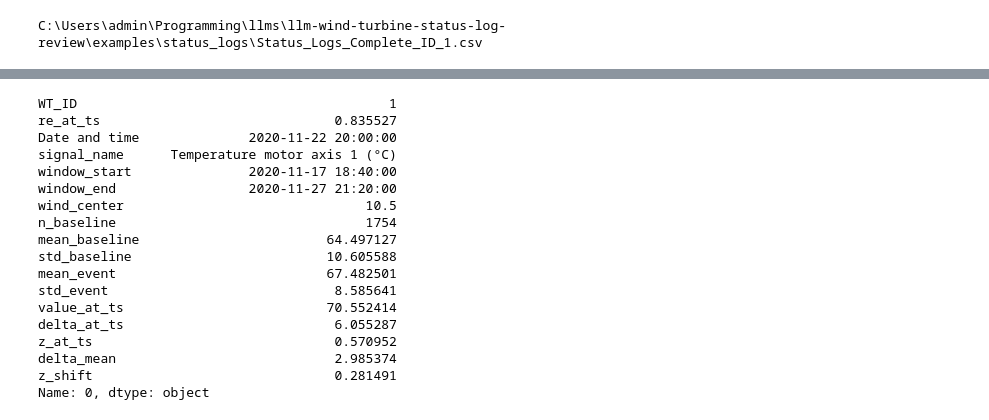
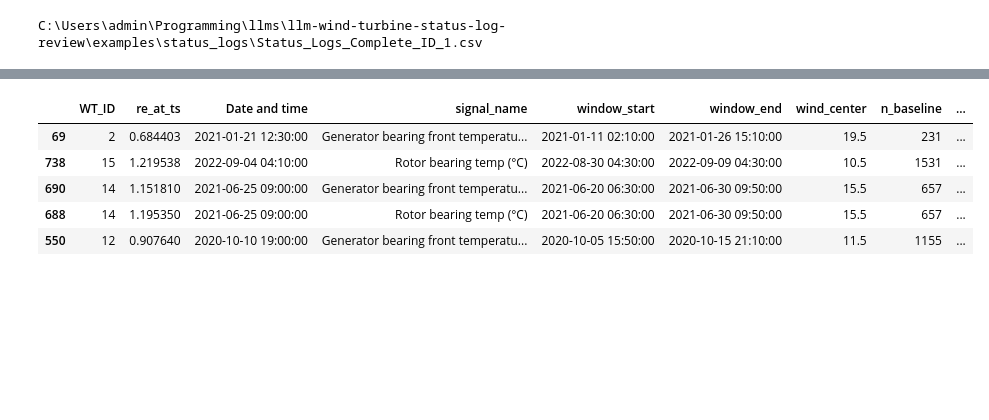
Before and after one commit to fromZeroToInf/llm-wind-turbine-status-log-review, a Jupyter notebook: examples/data_test.ipynb, the cells around one changed output, grey strips where cells are left out. Drawn from its saved outputs; the diff is of its cells as text; code cells hidden in the pictures; blank space fills up the shorter version.

```diff
--- a/examples/data_test.ipynb
+++ b/examples/data_test.ipynb
@@ -181,22 +129,10 @@ print(raw_res)
-# %%
-dets.iloc[0]
-# %% [output]
-WT_ID                                        1
-re_at_ts                              0.835527
-Date and time              2020-11-22 20:00:00
-signal_name      Temperature motor axis 1 (°C)
-window_start               2020-11-17 18:40:00
-window_end                 2020-11-27 21:20:00
-wind_center                               10.5
-n_baseline                                1754
-mean_baseline                        64.497127
-std_baseline                         10.605588
-mean_event                           67.482501
-std_event                             8.585641
-value_at_ts                          70.552414
-delta_at_ts                           6.055287
-z_at_ts                               0.570952
-delta_mean                            2.985374
-z_shift                               0.281491
-Name: 0, dtype: object
+# %%
+dets.head()
+# %% [output]
+|  | WT_ID | re_at_ts | Date and time | signal_name | window_start | window_end | wind_center | n_baseline | ... |
+| 69 | 2 | 0.684403 | 2021-01-21 12:30:00 | Generator bearing front temperatu... | 2021-01-11 02:10:00 | 2021-01-26 15:10:00 | 19.5 | 231 | ... |
+| 738 | 15 | 1.219538 | 2022-09-04 04:10:00 | Rotor bearing temp (°C) | 2022-08-30 04:30:00 | 2022-09-09 04:30:00 | 10.5 | 1531 | ... |
+| 690 | 14 | 1.151810 | 2021-06-25 09:00:00 | Generator bearing front temperatu... | 2021-06-20 06:30:00 | 2021-06-30 09:50:00 | 15.5 | 657 | ... |
+| 688 | 14 | 1.195350 | 2021-06-25 09:00:00 | Rotor bearing temp (°C) | 2021-06-20 06:30:00 | 2021-06-30 09:50:00 | 15.5 | 657 | ... |
+| 550 | 12 | 0.907640 | 2020-10-10 19:00:00 | Generator bearing front temperatu... | 2020-10-05 15:50:00 | 2020-10-15 21:10:00 | 11.5 | 1155 | ... |
 # %%
```
Also changed, not shown: parts of 17 cells of this notebook, 11 other files.
